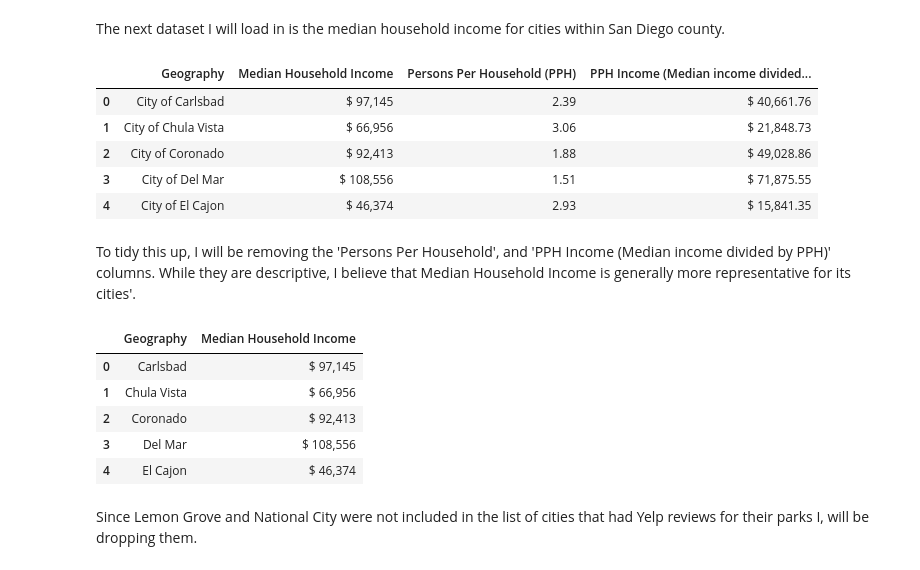
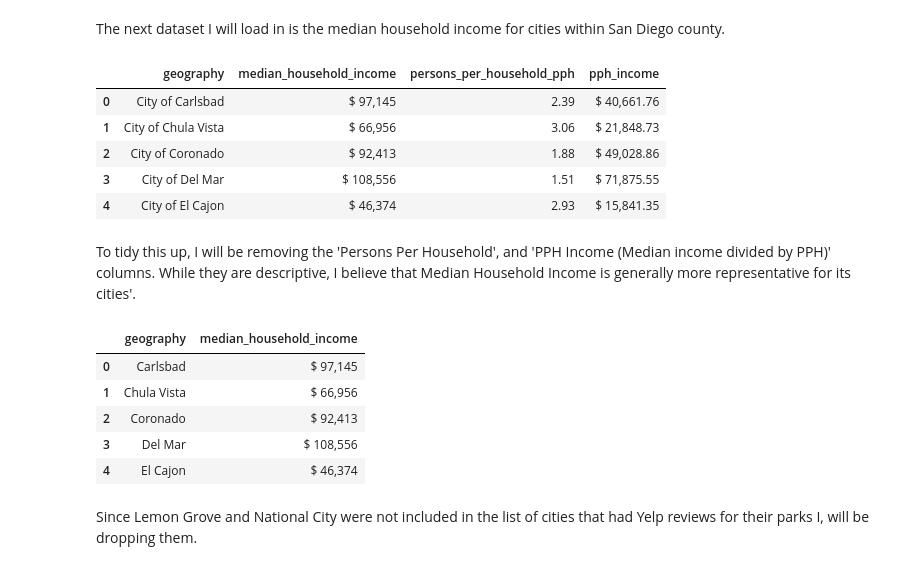
Before and after one commit to baquerst/individual_fa20, a Jupyter notebook: final_project/FinalProject_baquerst.ipynb, the cells around one changed output. Drawn from its saved outputs; the diff is of its cells as text; code cells hidden in the pictures.

```diff
--- a/final_project/FinalProject_baquerst.ipynb
+++ b/final_project/FinalProject_baquerst.ipynb
@@ -222,10 +222,10 @@ Name: ParkRating, dtype: float64
 # %% [markdown]
 The next dataset I will load in is the median household income for cities within San Diego county.
 # %%
-df_income = pd.read_csv('./2016_San_Diego_County_Demographic_Profiles_-_Median_Income_and_Persons_Per_Household__by_City.csv')
+df_income = pd.read_csv('https://data.sandiegocounty.gov/resource/mh9x-cdz6.csv')
 df_income.head()
 # %% [output]
-|  | Geography | Median Household Income | Persons Per Household (PPH) | PPH Income (Median income divided... |
+|  | geography | median_household_income | persons_per_household_pph | pph_income |
 | 0 | City of Carlsbad | $ 97,145 | 2.39 | $ 40,661.76 |
 | 1 | City of Chula Vista | $ 66,956 | 3.06 | $ 21,848.73 |
 | 2 | City of Coronado | $ 92,413 | 1.88 | $ 49,028.86 |
@@ -239,10 +239,10 @@ def rename(string):
     return string[index:]
 # %%
 df_income = df_income.drop(df_income.columns[[2,3]], axis=1)
-df_income['Geography'] = df_income['Geography'].apply(rename)
+df_income['geography'] = df_income['geography'].apply(rename)
 df_income.head()
 # %% [output]
-|  | Geography | Median Household Income |
+|  | geography | median_household_income |
 | 0 | Carlsbad | $ 97,145 |
 | 1 | Chula Vista | $ 66,956 |
 | 2 | Coronado | $ 92,413 |
```
Also changed, not shown: parts of 2 cells of this notebook, 3 other files.
